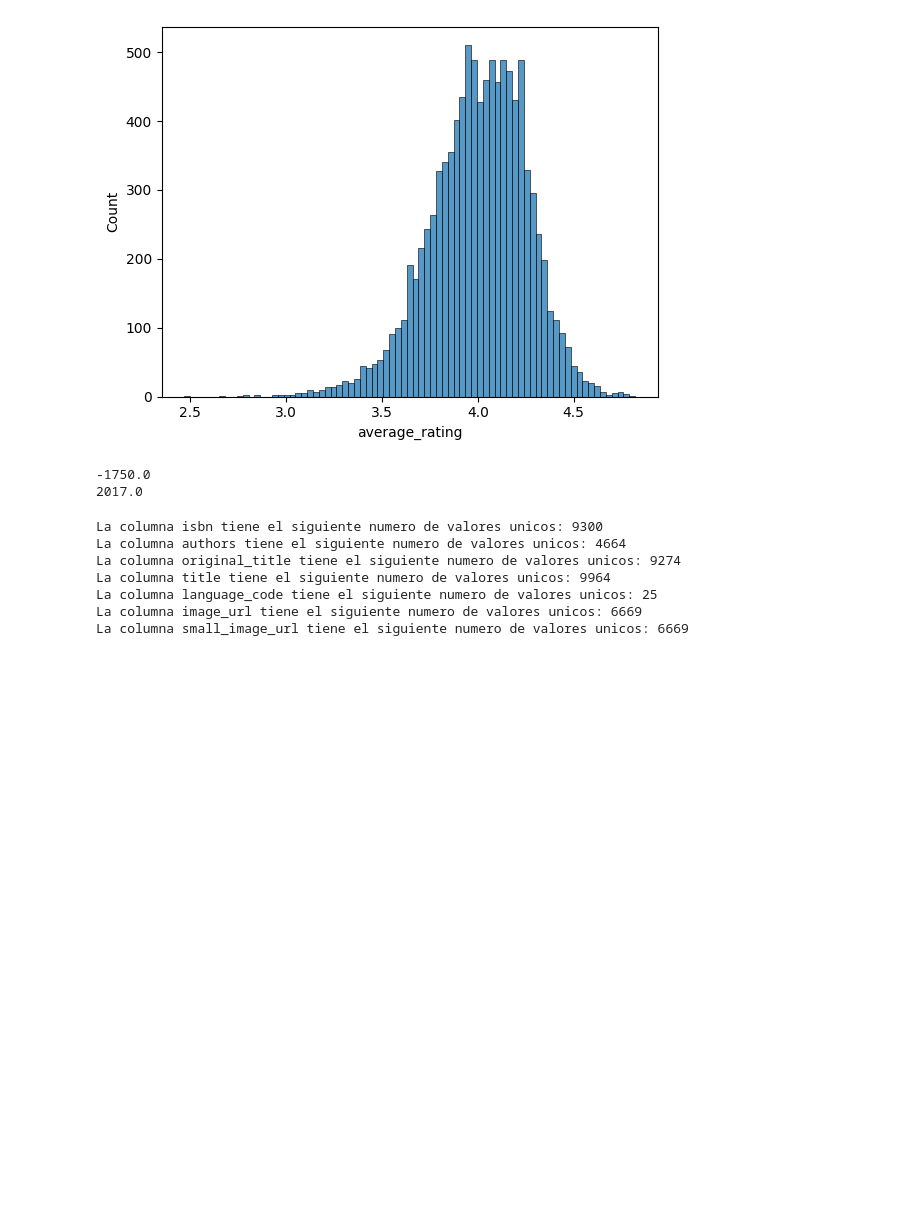
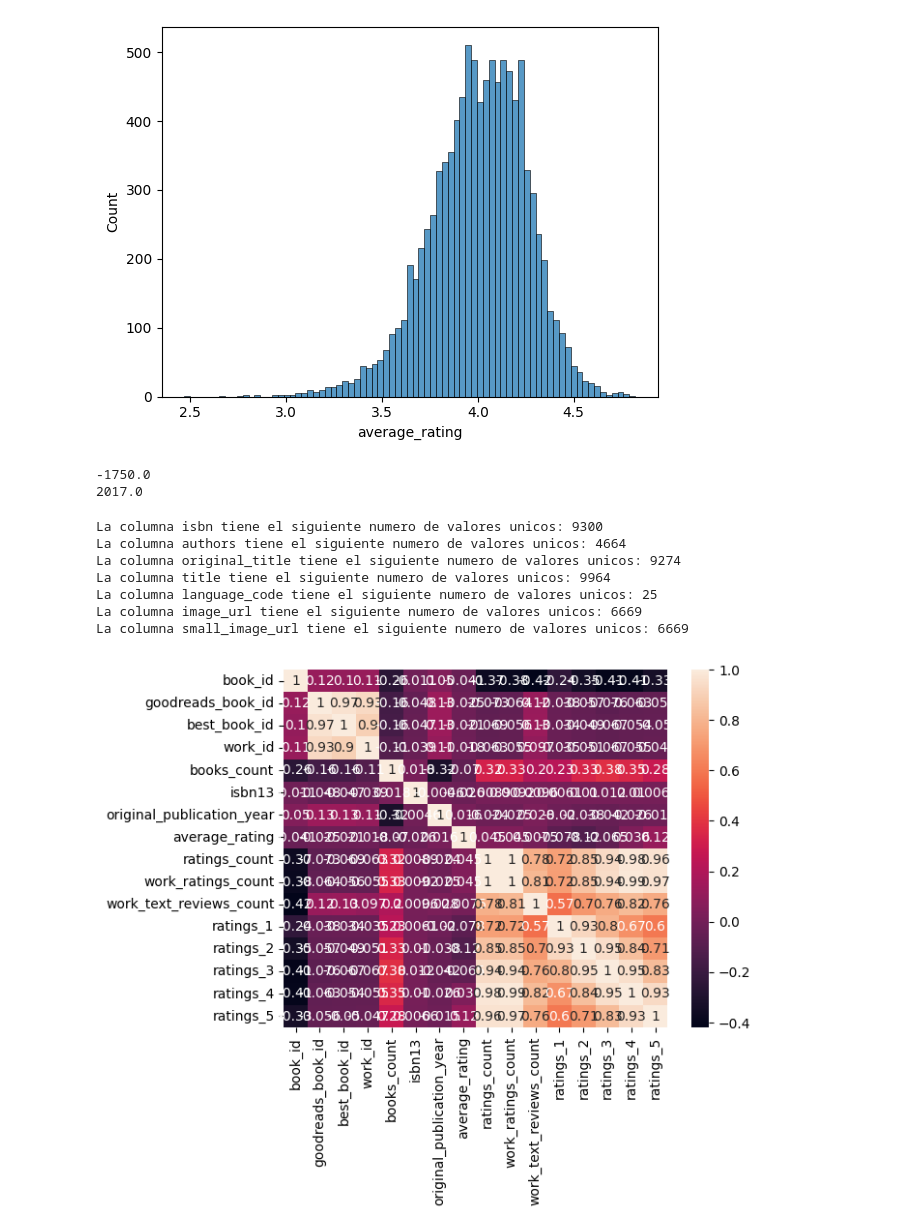
Before and after one commit to RedLakes17/ExpDatAnalisis, a Jupyter notebook: Intro.ipynb, the cells around one changed output. Saved outputs shown, nothing was run; the diff lists cells and outputs as text; code cells hidden in the pictures; blank space fills up the shorter version.

```diff
--- a/Intro.ipynb
+++ b/Intro.ipynb
@@ -61,3 +61,10 @@ La columna title tiene el siguiente numero de valores unicos: 9964
 La columna language_code tiene el siguiente numero de valores unicos: 25
 La columna image_url tiene el siguiente numero de valores unicos: 6669
 La columna small_image_url tiene el siguiente numero de valores unicos: 6669
+# %%
+#Para entender la correlacion entra las diferentes columnas de un dataframe
+libros.corr(numeric_only=True)
+sns.heatmap(libros.corr(numeric_only=True), annot=True)
+plt.show()
+# %% [output]
+[figure, added]
```
Also changed, not shown: parts of 2 cells of this notebook, 1 other file.
